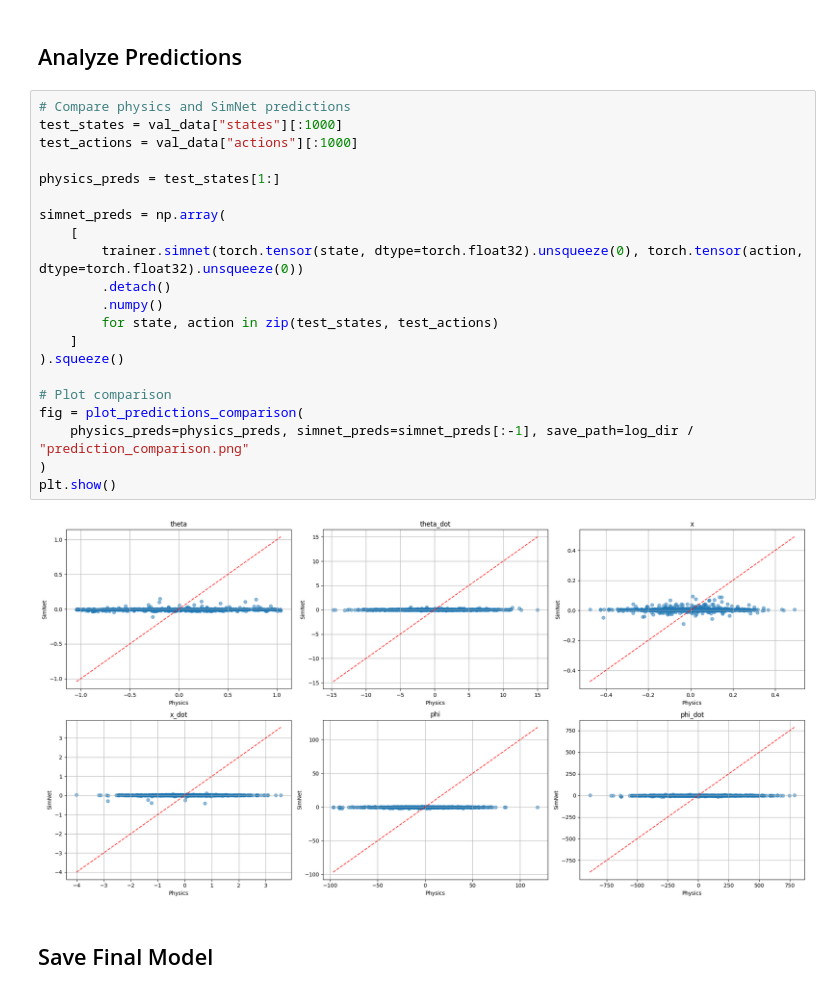
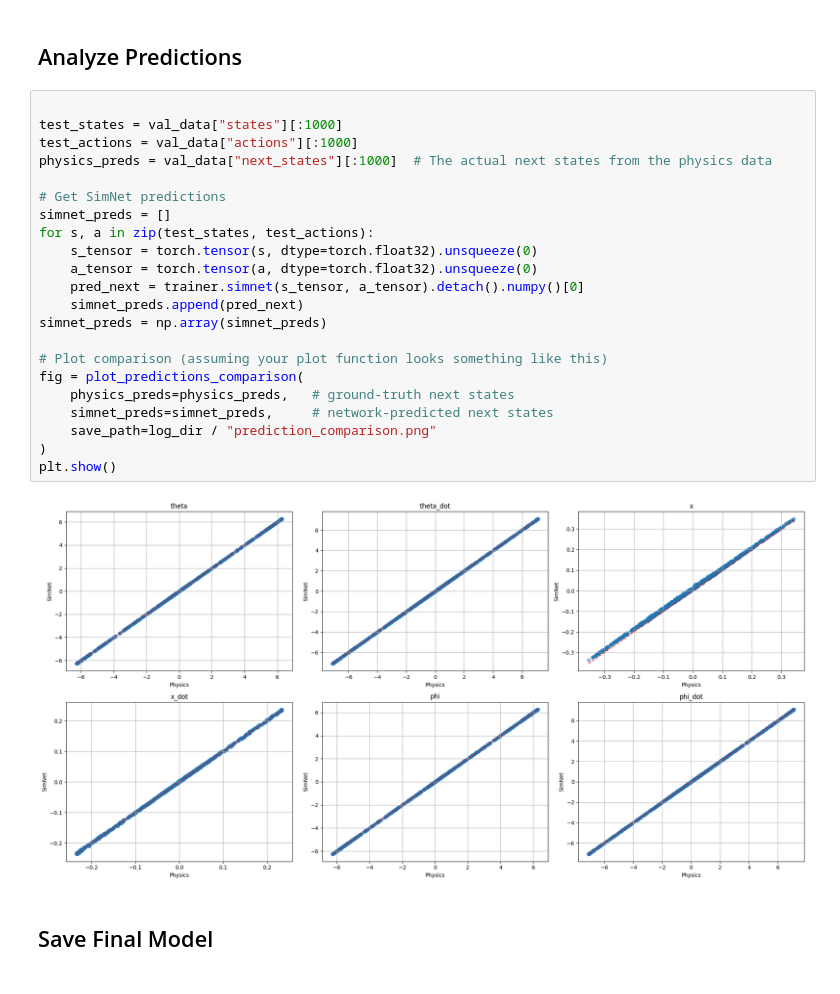
Before and after one commit to EyalPorat/ddpg-balancing-robot, a Jupyter notebook: python/notebooks/train_simnet.ipynb, the cells around one changed output. Saved outputs shown, nothing was run; the diff lists cells and outputs as text.

```diff
--- a/python/notebooks/train_simnet.ipynb
+++ b/python/notebooks/train_simnet.ipynb
@@ -98,28 +104,29 @@ KeyboardInterrupt:
 # %% [markdown]
 ## Analyze Predictions
 # %%
-# Compare physics and SimNet predictions
+
 test_states = val_data["states"][:1000]
 test_actions = val_data["actions"][:1000]
+physics_preds = val_data["next_states"][:1000]  # The actual next states from the physics data
 
-physics_preds = test_states[1:]
+# Get SimNet predictions
+simnet_preds = []
+for s, a in zip(test_states, test_actions):
+    s_tensor = torch.tensor(s, dtype=torch.float32).unsqueeze(0)
+    a_tensor = torch.tensor(a, dtype=torch.float32).unsqueeze(0)
+    pred_next = trainer.simnet(s_tensor, a_tensor).detach().numpy()[0]
+    simnet_preds.append(pred_next)
+simnet_preds = np.array(simnet_preds)
 
-simnet_preds = np.array(
-    [
-        trainer.simnet(torch.tensor(state, dtype=torch.float32).unsqueeze(0), torch.tensor(action, dtype=torch.float32).unsqueeze(0))
-        .detach()
-        .numpy()
-        for state, action in zip(test_states, test_actions)
-    ]
-).squeeze()
-
-# Plot comparison
+# Plot comparison (assuming your plot function looks something like this)
 fig = plot_predictions_comparison(
-    physics_preds=physics_preds, simnet_preds=simnet_preds[:-1], save_path=log_dir / "prediction_comparison.png"
+    physics_preds=physics_preds,   # ground-truth next states
+    simnet_preds=simnet_preds,     # network-predicted next states
+    save_path=log_dir / "prediction_comparison.png"
 )
 plt.show()
 # %% [output]
-[figure, old version]
+[figure, new version]
 # %% [markdown]
 ## Save Final Model
 # %%
```
Also changed, not shown: parts of 2 cells of this notebook, 5 other files.
